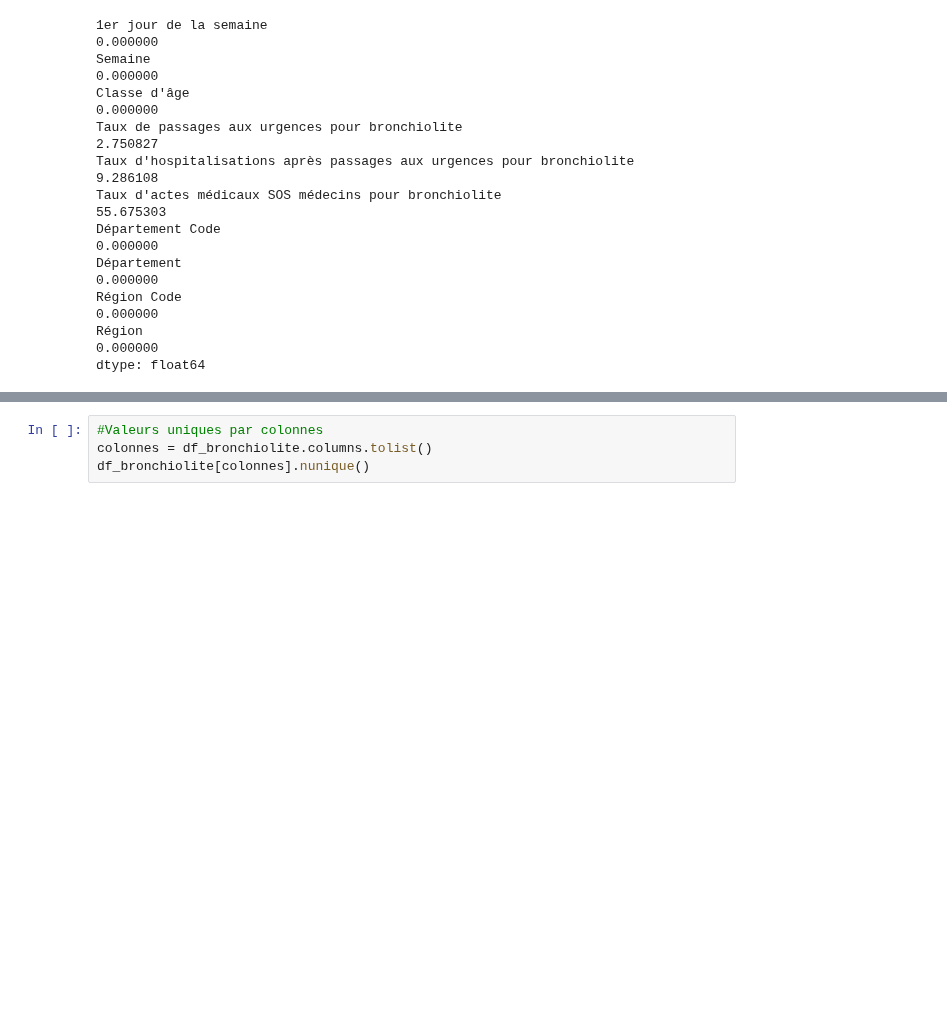
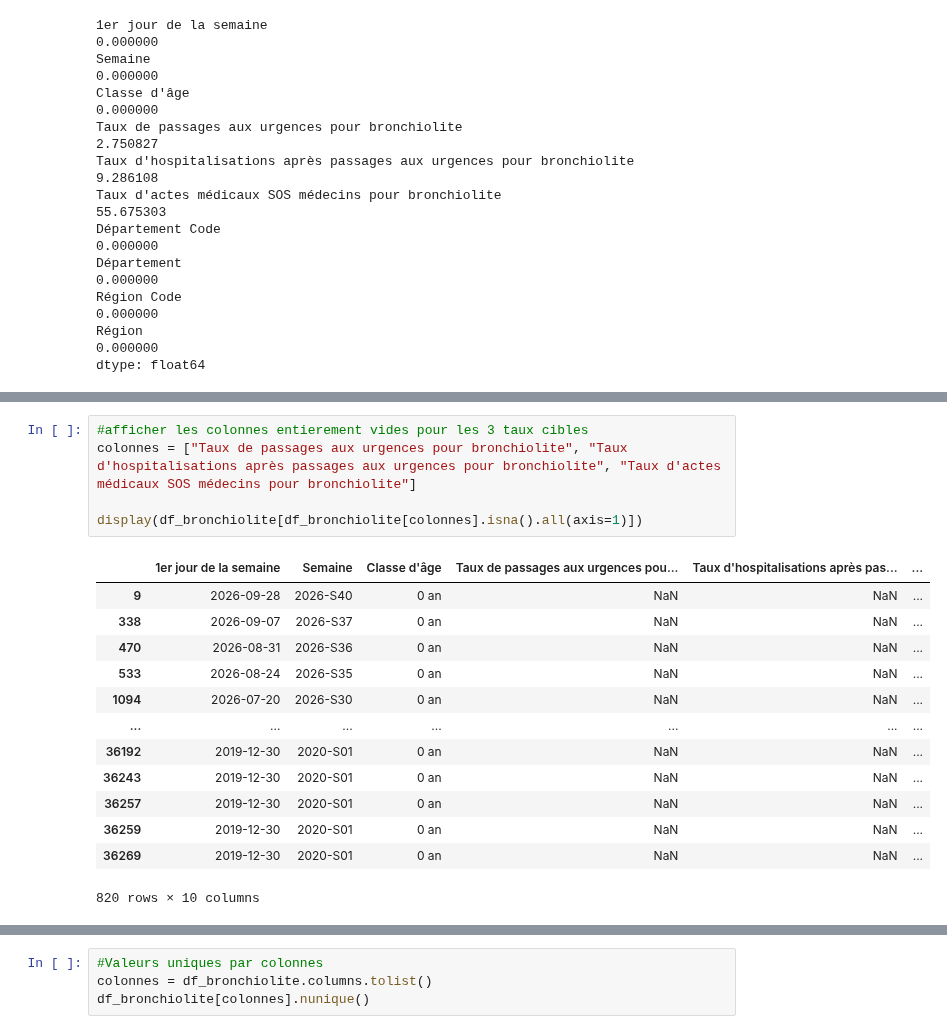
Before and after one commit to jbrocardplatim/LIORA_PROJET_PATHO_RESPIRATOIRES, a Jupyter notebook: notebooks/03a.Exploration_bronchiolite_MLU.ipynb, the cells around one changed output, grey strips where cells are left out. Saved outputs shown, nothing was run; the diff lists cells and outputs as text; blank space fills up the shorter version.

```diff
--- a/notebooks/03a.Exploration_bronchiolite_MLU.ipynb
+++ b/notebooks/03a.Exploration_bronchiolite_MLU.ipynb
@@ -120,0 +137,19 @@ dtype: float64
+# %%
+#afficher les colonnes entierement vides pour les 3 taux cibles
+colonnes = ["Taux de passages aux urgences pour bronchiolite", "Taux d'hospitalisations après passages aux urgences pour bronchiolite", "Taux d'actes médicaux SOS médecins pour bronchiolite"]
+
+display(df_bronchiolite[df_bronchiolite[colonnes].isna().all(axis=1)])
+# %% [output]
+|  | 1er jour de la semaine | Semaine | Classe d'âge | Taux de passages aux urgences pou... | Taux d'hospitalisations après pas... | ... |
+| 9 | 2026-09-28 | 2026-S40 | 0 an | NaN | NaN | ... |
+| 338 | 2026-09-07 | 2026-S37 | 0 an | NaN | NaN | ... |
+| 470 | 2026-08-31 | 2026-S36 | 0 an | NaN | NaN | ... |
+| 533 | 2026-08-24 | 2026-S35 | 0 an | NaN | NaN | ... |
+| 1094 | 2026-07-20 | 2026-S30 | 0 an | NaN | NaN | ... |
+| ... | ... | ... | ... | ... | ... | ... |
+| 36192 | 2019-12-30 | 2020-S01 | 0 an | NaN | NaN | ... |
+| 36243 | 2019-12-30 | 2020-S01 | 0 an | NaN | NaN | ... |
+| 36257 | 2019-12-30 | 2020-S01 | 0 an | NaN | NaN | ... |
+| 36259 | 2019-12-30 | 2020-S01 | 0 an | NaN | NaN | ... |
+| 36269 | 2019-12-30 | 2020-S01 | 0 an | NaN | NaN | ... |
+820 rows × 10 columns
```
Also changed, not shown: parts of 6 cells of this notebook, 5 other files.
